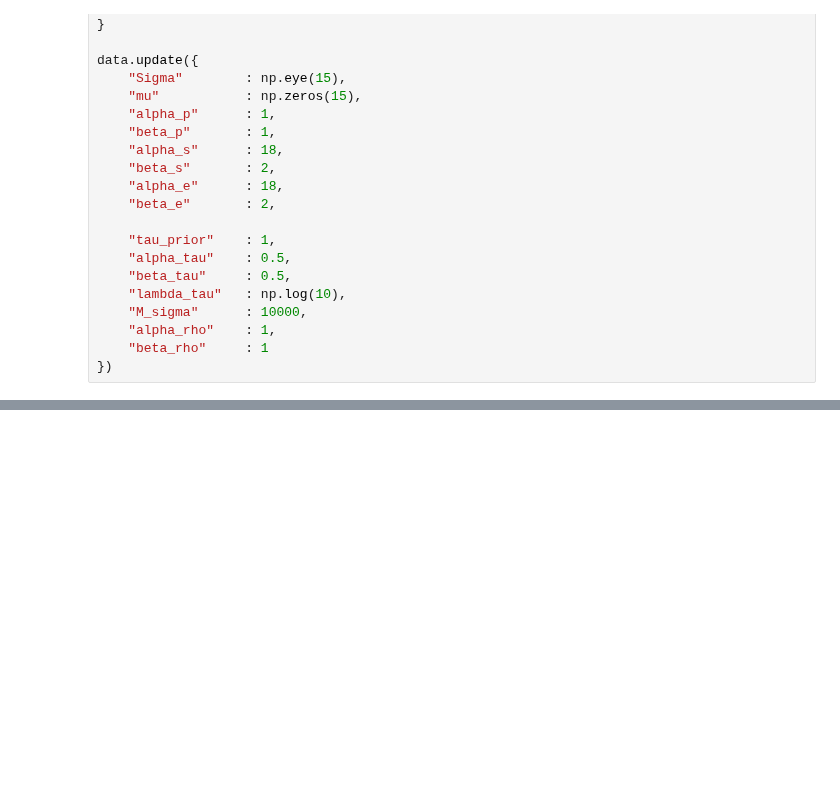
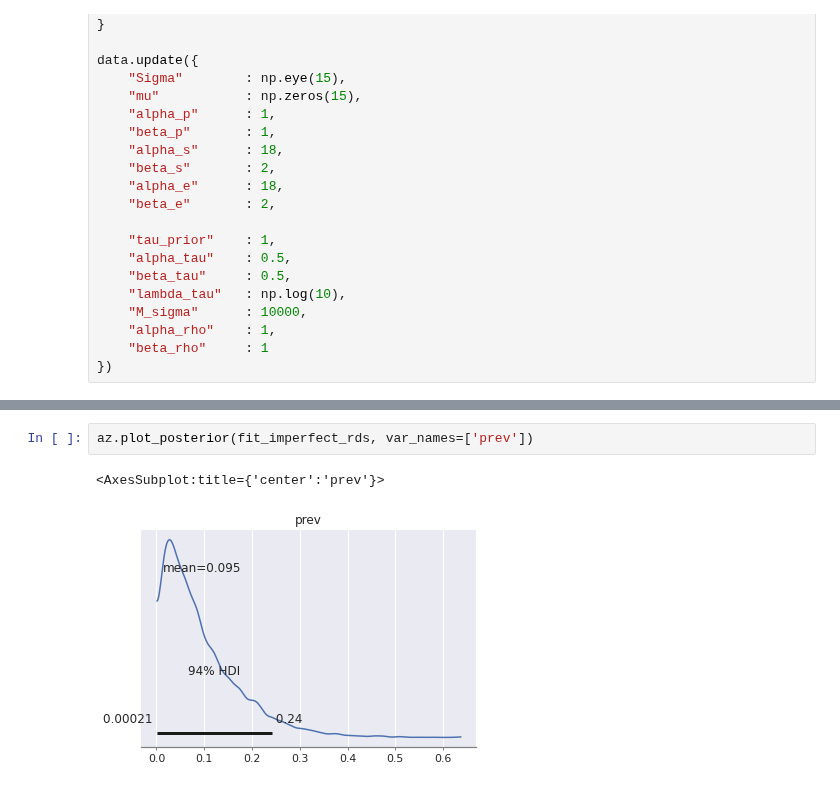
Before and after one commit to lucasmoschen/rds-bayesian-analysis-tcc, a Jupyter notebook: notebooks_book/project_90.ipynb, the cells around one changed output, grey strips where cells are left out. Cells and saved outputs as stored; diff of their text form; blank space fills up the shorter version.

```diff
--- a/notebooks_book/project_90.ipynb
+++ b/notebooks_book/project_90.ipynb
@@ -297,3 +313,8 @@ Wall time: 1min 15s
+# %%
+az.plot_posterior(fit_imperfect_rds, var_names=['prev'])
+# %% [output]
+<AxesSubplot:title={'center':'prev'}>
+[figure, added]
 # %%
 fig, ax = plt.subplots(1,5, figsize=(18,3), sharey=True)
 
```
Also changed, not shown: parts of 20 cells of this notebook, 4 other files.
